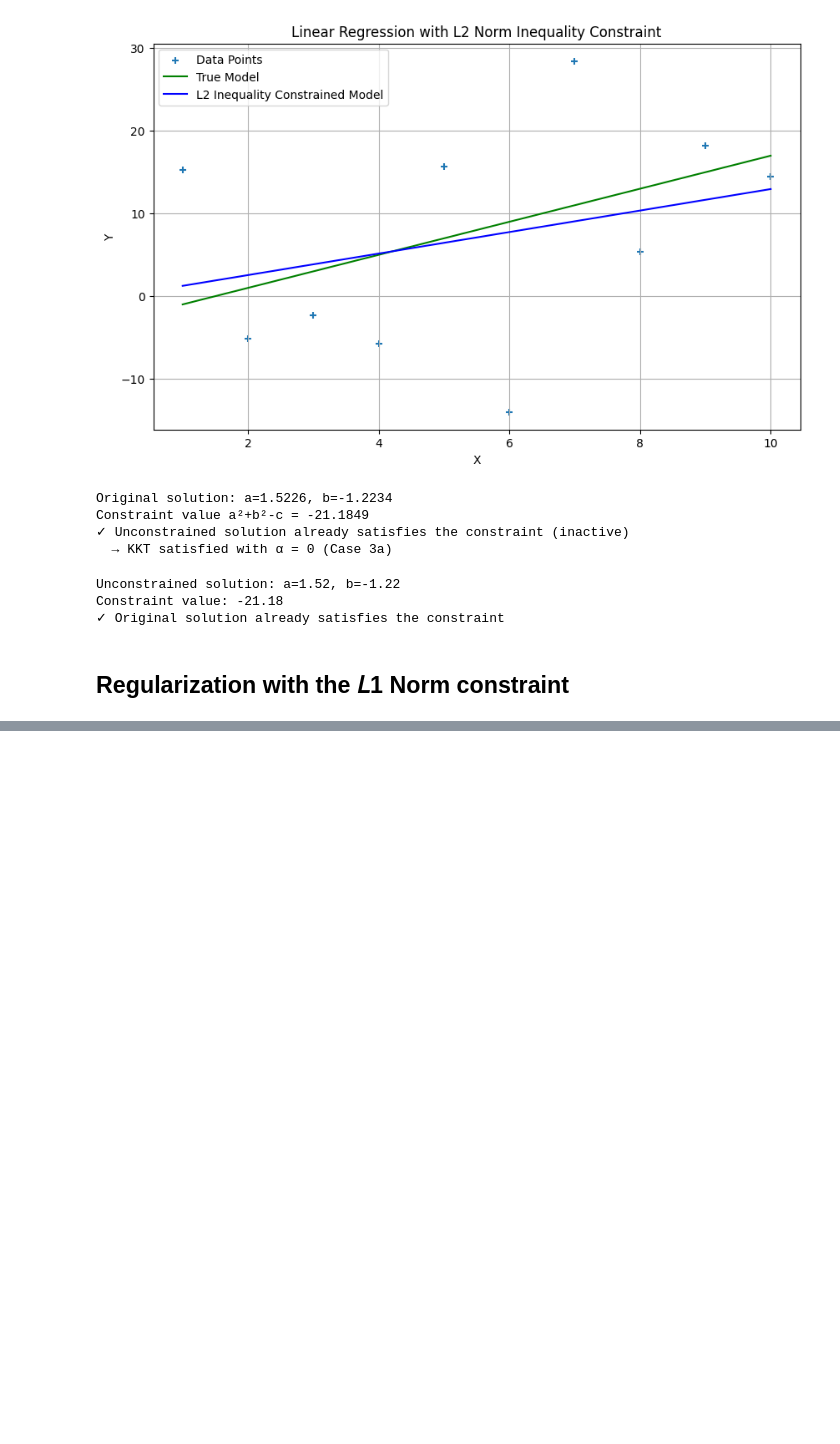
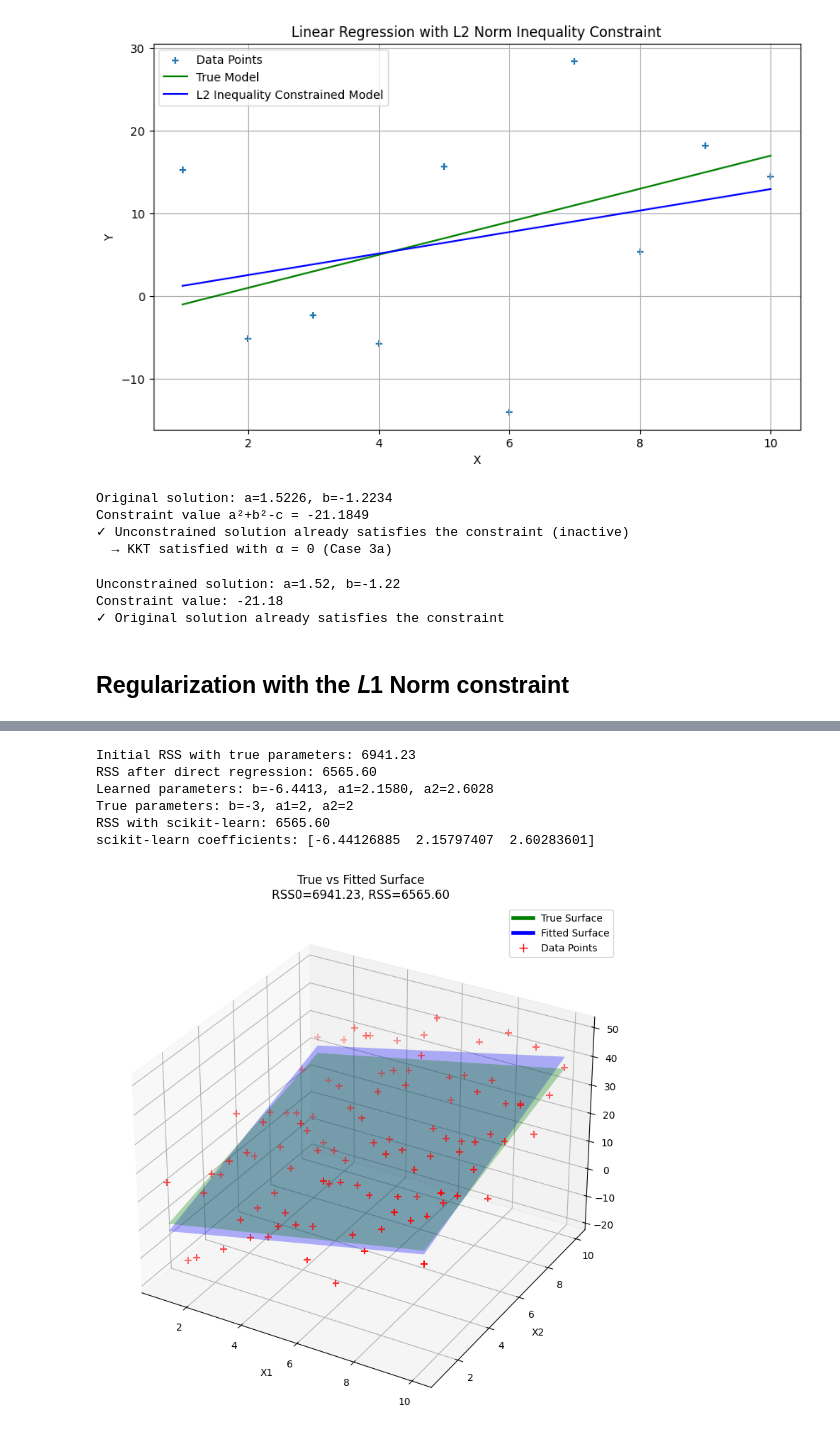
Before and after one commit to rexmolo/DeepLearning, a Jupyter notebook: A4.ipynb, the cells around one changed output, grey strips where cells are left out. Drawn from its saved outputs; the diff is of its cells as text; code cells hidden in the pictures; blank space fills up the shorter version.

```diff
--- a/A4.ipynb
+++ b/A4.ipynb
@@ -703,0 +895,68 @@ Constraint value: -21.18
+# %%
+
+# Create design matrix with intercept column
+XS = np.column_stack((np.ones(N*N), X1, X2))
+
+# Initial parameters
+w0 = np.array([b0, a10, a20])
+
+# Calculate initial RSS
+RSS0 = np.sum((Y - XS @ w0) ** 2)
+print(f"Initial RSS with true parameters: {RSS0:.2f}")
+
+# Method 1: Direct computation
+w = np.linalg.inv(XS.T @ XS) @ XS.T @ Y
+RSS = np.sum((Y - XS @ w) ** 2)
+print(f"RSS after direct regression: {RSS:.2f}")
+print(f"Learned parameters: b={w[0]:.4f}, a1={w[1]:.4f}, a2={w[2]:.4f}")
+print(f"True parameters: b={b0}, a1={a10}, a2={a20}")
+
+# Method 2: Using scikit-learn (alternative approach)
+model = LinearRegression(fit_intercept=False)  # We already included the intercept column
+model.fit(XS, Y)
+Y_pred = model.predict(XS)
+RSS_sk = np.sum((Y - Y_pred) ** 2)
+print(f"RSS with scikit-learn: {RSS_sk:.2f}")
+print(f"scikit-learn coefficients: {model.coef_}")
+
+# Compare the true surface with the fitted surface
+fig = plt.figure(figsize=(12, 8))
+ax = fig.add_subplot(111, projection='3d')
+
+# Plot true surface
+A, B = np.meshgrid(range(1, N+1), range(1, N+1))
+Z_true = a10*A + a20*B + b0
+surf_true = ax.plot_surface(A, B, Z_true, alpha=0.3, color='green', label='True Surface')
+
+# Plot fitted surface
+Z_fit = w[1]*A + w[2]*B + w[0]
+surf_fit = ax.plot_surface(A, B, Z_fit, alpha=0.3, color='blue', label='Fitted Surface')
+
+# Plot data points
+ax.scatter(X1, X2, Y, c='r', marker='+', s=50, label='Noisy Data')
+
+# Set labels and title
+ax.set_xlabel('X1')
+ax.set_ylabel('X2')
+ax.set_zlabel('Y')
+ax.set_title(f'True vs Fitted Surface\nRSS0={RSS0:.2f}, RSS={RSS:.2f}')
+
+# Create a custom legend for the surfaces
+
+custom_lines = [
+    Line2D([0], [0], color='green', lw=4),
+    Line2D([0], [0], color='blue', lw=4),
+    Line2D([0], [0], color='red', marker='+', lw=0, markersize=8)
+]
+ax.legend(custom_lines, ['True Surface', 'Fitted Surface', 'Data Points'])
+
+plt.tight_layout()
+plt.show()
+# %% [output]
+Initial RSS with true parameters: 6941.23
+RSS after direct regression: 6565.60
+Learned parameters: b=-6.4413, a1=2.1580, a2=2.6028
+True parameters: b=-3, a1=2, a2=2
+RSS with scikit-learn: 6565.60
+scikit-learn coefficients: [-6.44126885  2.15797407  2.60283601]
+[figure, added]
```
Also changed, not shown: parts of 8 cells of this notebook, 4 other files.
